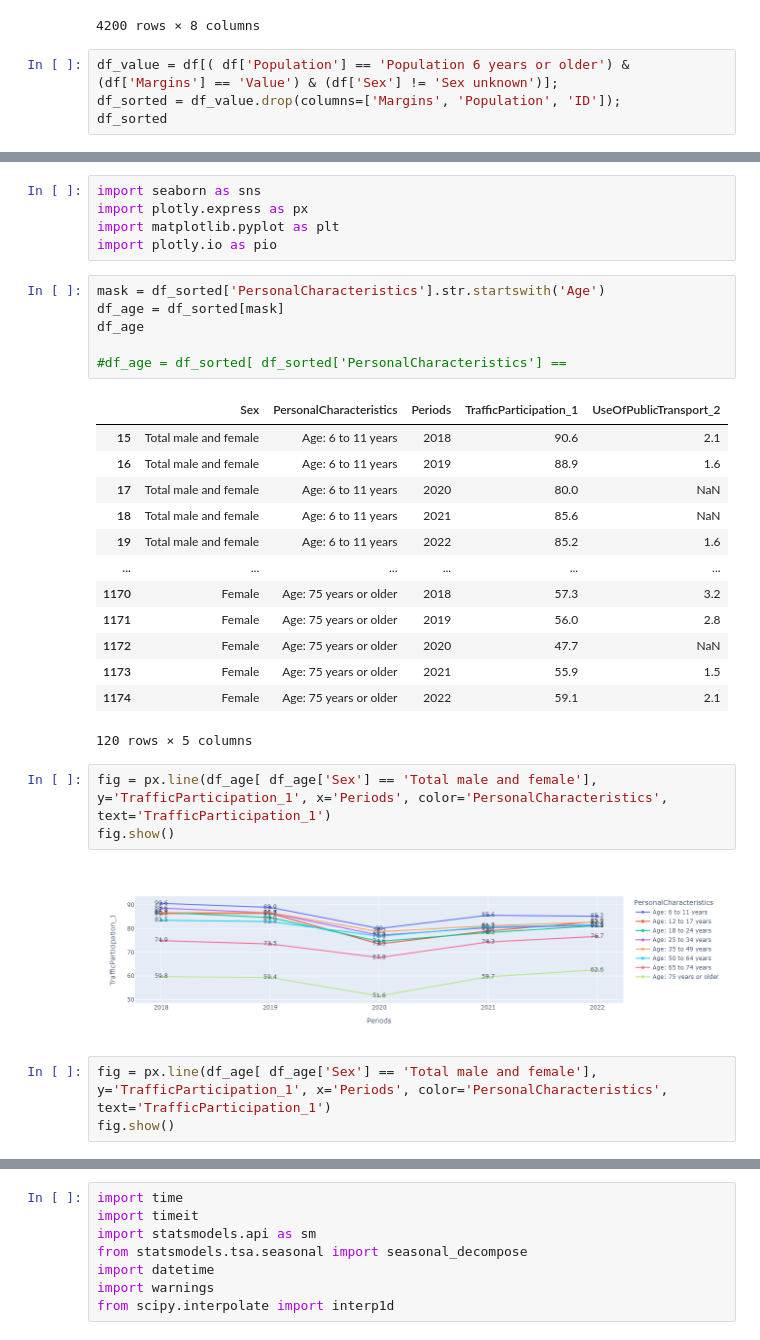
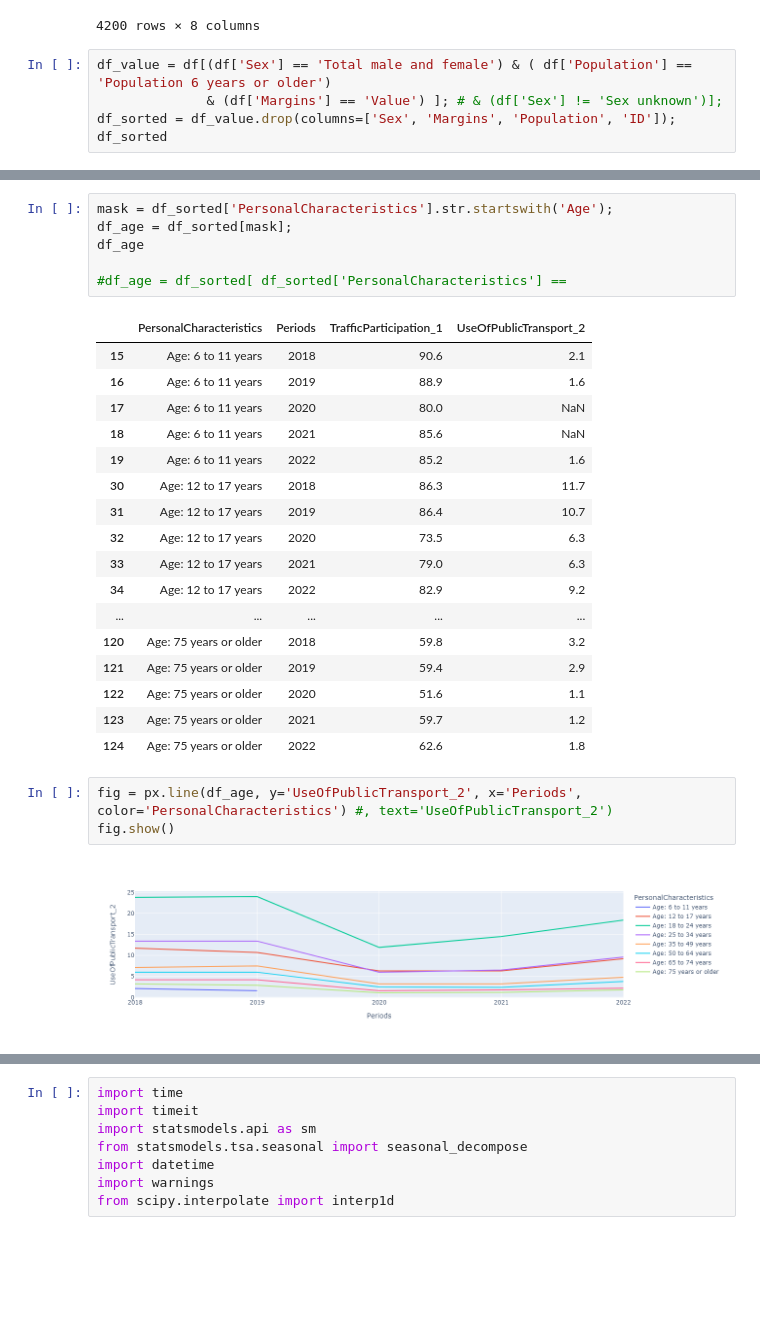
Before and after one commit to YvainRedon/TIL6010-LabAssignments, a Jupyter notebook: Project/Jelmer_data_cleansing_plot.ipynb, the cells around one changed output, grey strips where cells are left out. Saved outputs shown, nothing was run; the diff lists cells and outputs as text; blank space fills up the shorter version.

Commit message:
Added graphs socio-demografic groups 2018-2022
Updated the ipnb

```diff
--- a/Project/Jelmer_data_cleansing_plot.ipynb
+++ b/Project/Jelmer_data_cleansing_plot.ipynb
@@ -33,7 +38,8 @@ df
 | 4199 | 4199 | Population: 12 years or older | Sex unknown | No driver's license; under 17 | Upper bound 95% confidence interval | 2022 | NaN | ... |
 4200 rows × 8 columns
 # %%
-df_value = df[( df['Population'] == 'Population 6 years or older') & (df['Margins'] == 'Value') & (df['Sex'] != 'Sex unknown')];
-df_sorted = df_value.drop(columns=['Margins', 'Population', 'ID']);
+df_value = df[(df['Sex'] == 'Total male and female') & ( df['Population'] == 'Population 6 years or older')
+              & (df['Margins'] == 'Value') ]; # & (df['Sex'] != 'Sex unknown')];
+df_sorted = df_value.drop(columns=['Sex', 'Margins', 'Population', 'ID']);
 df_sorted
 # %% [output]
@@ -53,33 +59,29 @@ df_sorted
-# %%
-import seaborn as sns
-import plotly.express as px
-import matplotlib.pyplot as plt
-import plotly.io as pio
 # %%
-mask = df_sorted['PersonalCharacteristics'].str.startswith('Age')
-df_age = df_sorted[mask]
+mask = df_sorted['PersonalCharacteristics'].str.startswith('Age');
+df_age = df_sorted[mask];
 df_age
 
 #df_age = df_sorted[ df_sorted['PersonalCharacteristics'] ==
 # %% [output]
-|  | Sex | PersonalCharacteristics | Periods | TrafficParticipation_1 | UseOfPublicTransport_2 |
-| 15 | Total male and female | Age: 6 to 11 years | 2018 | 90.6 | 2.1 |
-| 16 | Total male and female | Age: 6 to 11 years | 2019 | 88.9 | 1.6 |
-| 17 | Total male and female | Age: 6 to 11 years | 2020 | 80.0 | NaN |
-| 18 | Total male and female | Age: 6 to 11 years | 2021 | 85.6 | NaN |
-| 19 | Total male and female | Age: 6 to 11 years | 2022 | 85.2 | 1.6 |
-| ... | ... | ... | ... | ... | ... |
-| 1170 | Female | Age: 75 years or older | 2018 | 57.3 | 3.2 |
-| 1171 | Female | Age: 75 years or older | 2019 | 56.0 | 2.8 |
-| 1172 | Female | Age: 75 years or older | 2020 | 47.7 | NaN |
-| 1173 | Female | Age: 75 years or older | 2021 | 55.9 | 1.5 |
-| 1174 | Female | Age: 75 years or older | 2022 | 59.1 | 2.1 |
+|  | PersonalCharacteristics | Periods | TrafficParticipation_1 | UseOfPublicTransport_2 |
+| 15 | Age: 6 to 11 years | 2018 | 90.6 | 2.1 |
+| 16 | Age: 6 to 11 years | 2019 | 88.9 | 1.6 |
+| 17 | Age: 6 to 11 years | 2020 | 80.0 | NaN |
+| 18 | Age: 6 to 11 years | 2021 | 85.6 | NaN |
+| 19 | Age: 6 to 11 years | 2022 | 85.2 | 1.6 |
+| 30 | Age: 12 to 17 years | 2018 | 86.3 | 11.7 |
+| 31 | Age: 12 to 17 years | 2019 | 86.4 | 10.7 |
+| 32 | Age: 12 to 17 years | 2020 | 73.5 | 6.3 |
+| 33 | Age: 12 to 17 years | 2021 | 79.0 | 6.3 |
+| 34 | Age: 12 to 17 years | 2022 | 82.9 | 9.2 |
+| ... | ... | ... | ... | ... |
+| 120 | Age: 75 years or older | 2018 | 59.8 | 3.2 |
+| 121 | Age: 75 years or older | 2019 | 59.4 | 2.9 |
+| 122 | Age: 75 years or older | 2020 | 51.6 | 1.1 |
+| 123 | Age: 75 years or older | 2021 | 59.7 | 1.2 |
+| 124 | Age: 75 years or older | 2022 | 62.6 | 1.8 |
-120 rows × 5 columns
 # %%
-fig = px.line(df_age[ df_age['Sex'] == 'Total male and female'], y='TrafficParticipation_1', x='Periods', color='PersonalCharacteristics', text='TrafficParticipation_1')
+fig = px.line(df_age, y='UseOfPublicTransport_2', x='Periods', color='PersonalCharacteristics') #, text='UseOfPublicTransport_2')
 fig.show()
 # %% [output]
-[figure, old version]
+[figure, new version]
-# %%
-fig = px.line(df_age[ df_age['Sex'] == 'Total male and female'], y='TrafficParticipation_1', x='Periods', color='PersonalCharacteristics', text='TrafficParticipation_1')
-fig.show()
```
Also changed, not shown: parts of 11 cells of this notebook.
